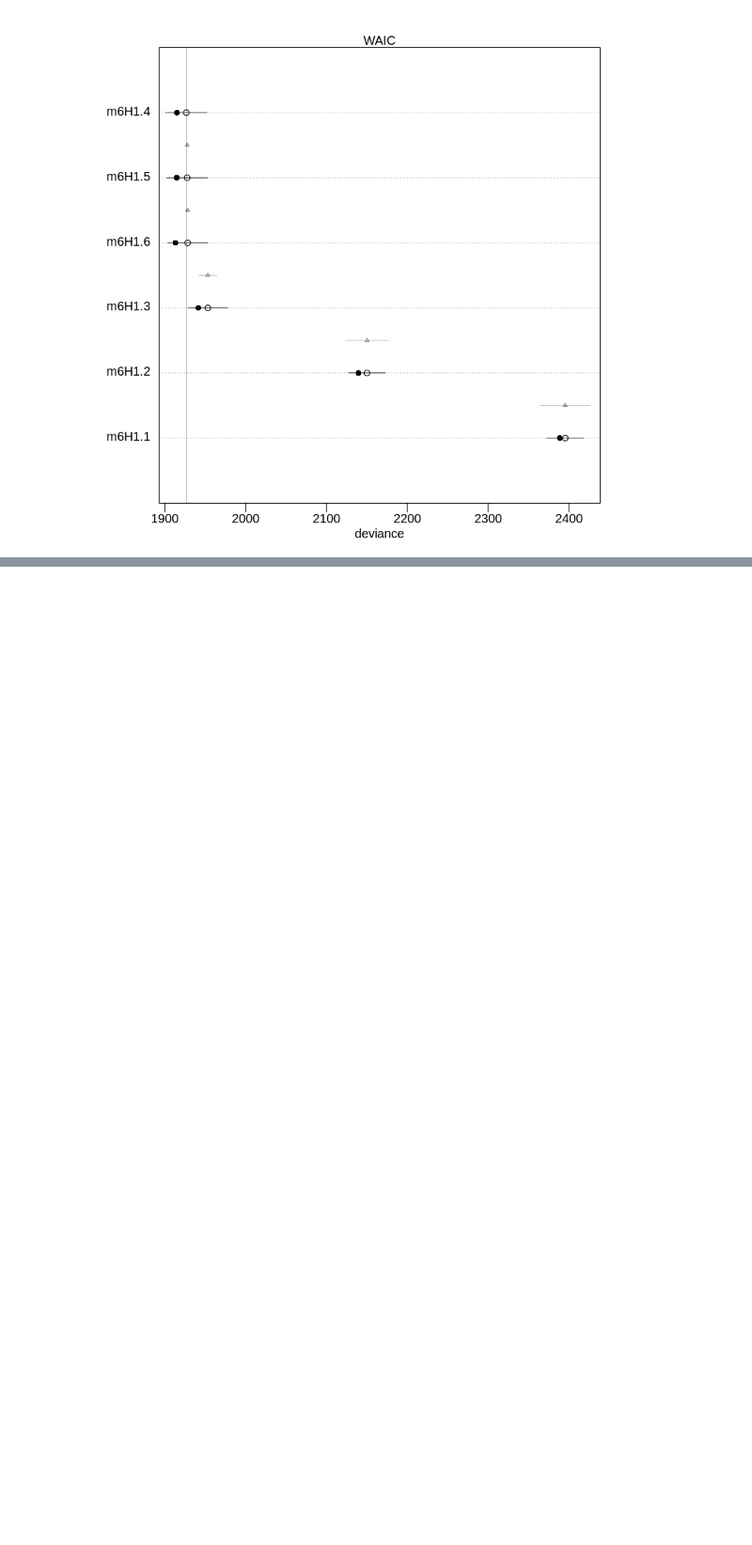
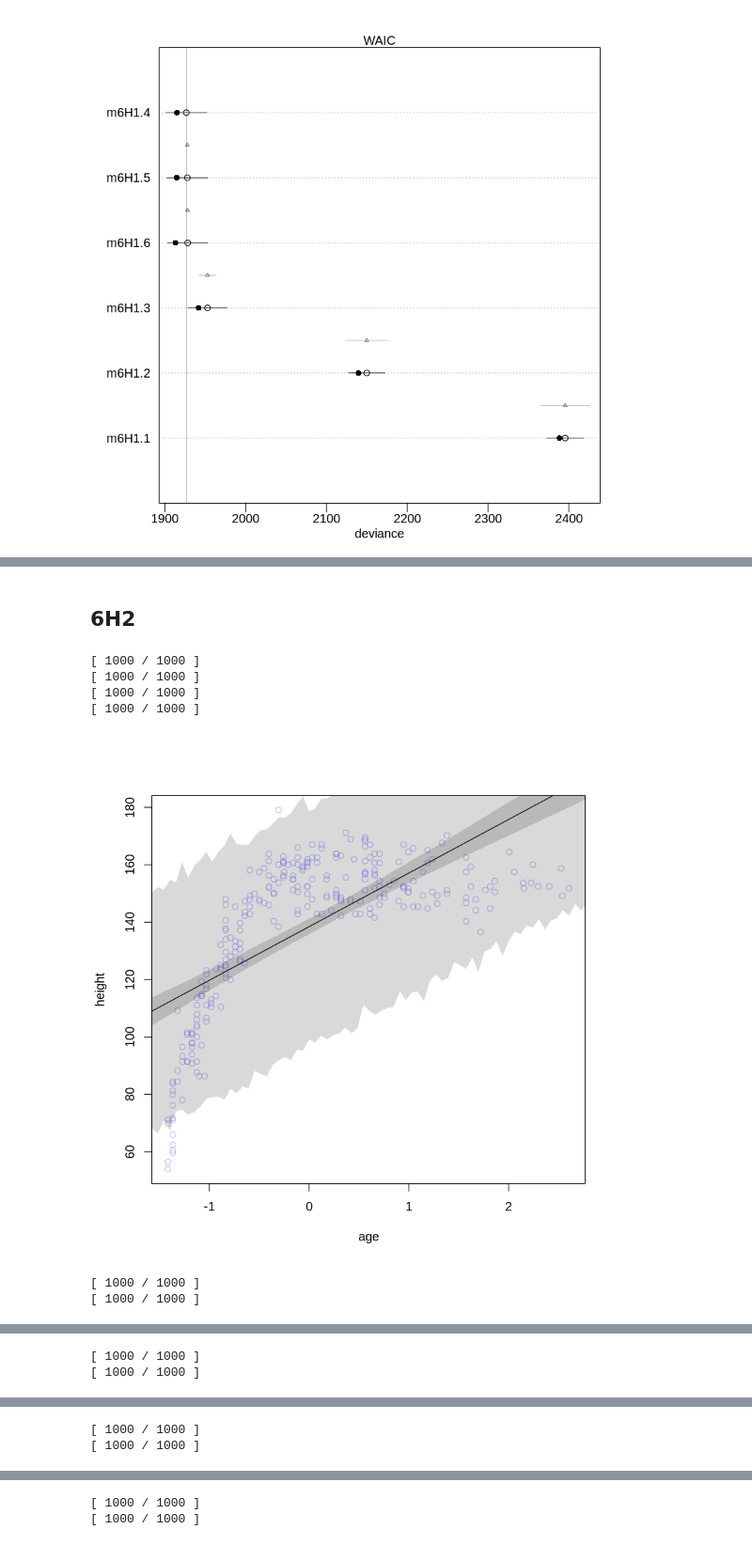
Before and after one commit to fifilura/notebooks, a Jupyter notebook: Rethinking/chapter 6 excercises.ipynb, the cells around one changed output, grey strips where cells are left out. Shown at 94% size. Cells and saved outputs as stored; diff of their text form; code cells hidden in the pictures; blank space fills up the shorter version.

```diff
--- a/Rethinking/chapter 6 excercises.ipynb
+++ b/Rethinking/chapter 6 excercises.ipynb
@@ -73,7 +225,7 @@ m6H1.1 <- map(
 m6H1.2 <- map(
   alist (
     height ~ dnorm(mu, sigma),
-    mu <- a + b1*age + b2*age^2 ,
+    mu <- a + b1*age + b2*age2 ,
     a ~ dnorm(0,100),
     b1 ~ dnorm(0,100),
     b2 ~ dnorm(0,100),
@@ -85,7 +237,7 @@ m6H1.2 <- map(
 m6H1.3 <- map(
   alist (
     height ~ dnorm(mu, sigma),
-    mu <- a + b1*age + b2*age^2 + b3*age^3 ,
+    mu <- a + b1*age + b2*age2 + b3*age3 ,
     a ~ dnorm(0,100),
     b1 ~ dnorm(0,100),
     b2 ~ dnorm(0,100),
@@ -98,7 +250,7 @@ m6H1.3 <- map(
 m6H1.4 <- map(
   alist (
     height ~ dnorm(mu, sigma),
-    mu <- a + b1*age + b2*age^2 + b3*age^3 + b4*age^4,
+    mu <- a + b1*age + b2*age2 + b3*age3 + b4*age4,
     a ~ dnorm(0,100),
     b1 ~ dnorm(0,100),
     b2 ~ dnorm(0,100),
@@ -112,7 +264,7 @@ m6H1.4 <- map(
 m6H1.5 <- map(
   alist (
     height ~ dnorm(mu, sigma),
-    mu <- a + b1*age + b2*age^2 + b3*age^3 + b4*age^4 + b5*age^5,
+    mu <- a + b1*age + b2*age2 + b3*age3 + b4*age4 + b5*age5,
     a ~ dnorm(0,100),
     b1 ~ dnorm(0,100),
     b2 ~ dnorm(0,100),
@@ -197,0 +360,32 @@ head(d1)
+# %% [markdown]
+## 6H2
+# %%
+models = c(m6H1.1, m6H1.2, m6H1.3, m6H1.4, m6H1.5, m6H1.6)
+
+plot_res <- function(model)
+{
+    age.seq <- seq(from = -2, to = 4, length.out = 100)
+    pred.dat <- list(age = age.seq, age2 = age.seq^2, age3 = age.seq^3, age4 = age.seq^4, age5 = age.seq^5 , age6 = age.seq^6)
+    mu <- link(model, data = pred.dat)
+    mu.mean <- apply(mu, 2, mean)
+    mu.PI <- apply(mu, 2, PI, prob = 0.97)
+    sim.height <- sim(model, data = pred.dat)
+    height.PI <- apply(sim.height, 2, PI, prob = 0.97)
+    plot(height ~ age, d1, col = col.alpha(rangi2, 0.5))
+
+    lines(age.seq, mu.mean)
+    shade(mu.PI, age.seq)
+    shade(height.PI, age.seq)
+}
+
+
+
+sapply(models, plot_res)
+# %% [output]
+[ 1000 / 1000 ]
+[ 1000 / 1000 ]
+[ 1000 / 1000 ]
+[ 1000 / 1000 ]
+[figure, added]
+[ 1000 / 1000 ]
+[ 1000 / 1000 ]
@@ -197,0 +393,2 @@ head(d1)
+[ 1000 / 1000 ]
+[ 1000 / 1000 ]
@@ -197,0 +396,2 @@ head(d1)
+[ 1000 / 1000 ]
+[ 1000 / 1000 ]
@@ -197,0 +399,2 @@ head(d1)
+[ 1000 / 1000 ]
+[ 1000 / 1000 ]
```
Also changed, not shown: parts of 55 cells of this notebook, 5 other files.
